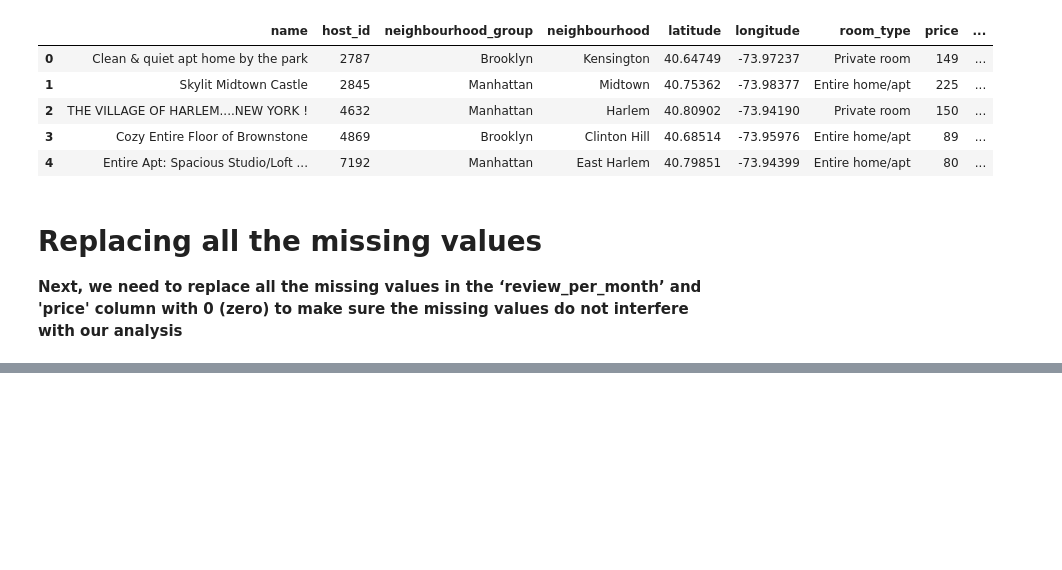
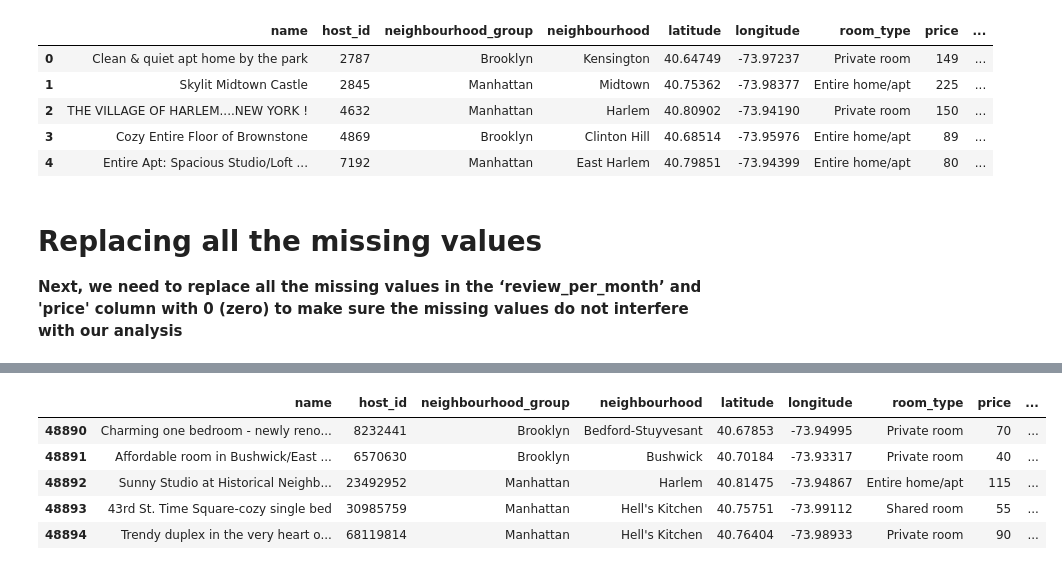
Before and after one commit to swapnilzambare/EDA-Airbnb-Data-Analysis-Capstone-Project, a Jupyter notebook: EDA_Airbnb_data_analysis_capstone_project.ipynb, the cells around one changed output, grey strips where cells are left out. Drawn from its saved outputs; the diff is of its cells as text; code cells hidden in the pictures; blank space fills up the shorter version.

```diff
--- a/EDA_Airbnb_data_analysis_capstone_project.ipynb
+++ b/EDA_Airbnb_data_analysis_capstone_project.ipynb
@@ -203,0 +218,10 @@ airbnb['price'].fillna(0,inplace=True)
+# %%
+# Accessing the last reportd values in given dataset. It also provieds total entries in data which is about 48895
+airbnb.tail()
+# %% [output]
+|  | name | host_id | neighbourhood_group | neighbourhood | latitude | longitude | room_type | price | ... |
+| 48890 | Charming one bedroom - newly reno... | 8232441 | Brooklyn | Bedford-Stuyvesant | 40.67853 | -73.94995 | Private room | 70 | ... |
+| 48891 | Affordable room in Bushwick/East ... | 6570630 | Brooklyn | Bushwick | 40.70184 | -73.93317 | Private room | 40 | ... |
+| 48892 | Sunny Studio at Historical Neighb... | 23492952 | Manhattan | Harlem | 40.81475 | -73.94867 | Entire home/apt | 115 | ... |
+| 48893 | 43rd St. Time Square-cozy single bed | 30985759 | Manhattan | Hell's Kitchen | 40.75751 | -73.99112 | Shared room | 55 | ... |
+| 48894 | Trendy duplex in the very heart o... | 68119814 | Manhattan | Hell's Kitchen | 40.76404 | -73.98933 | Private room | 90 | ... |
```
Also changed, not shown: parts of 7 cells of this notebook.
